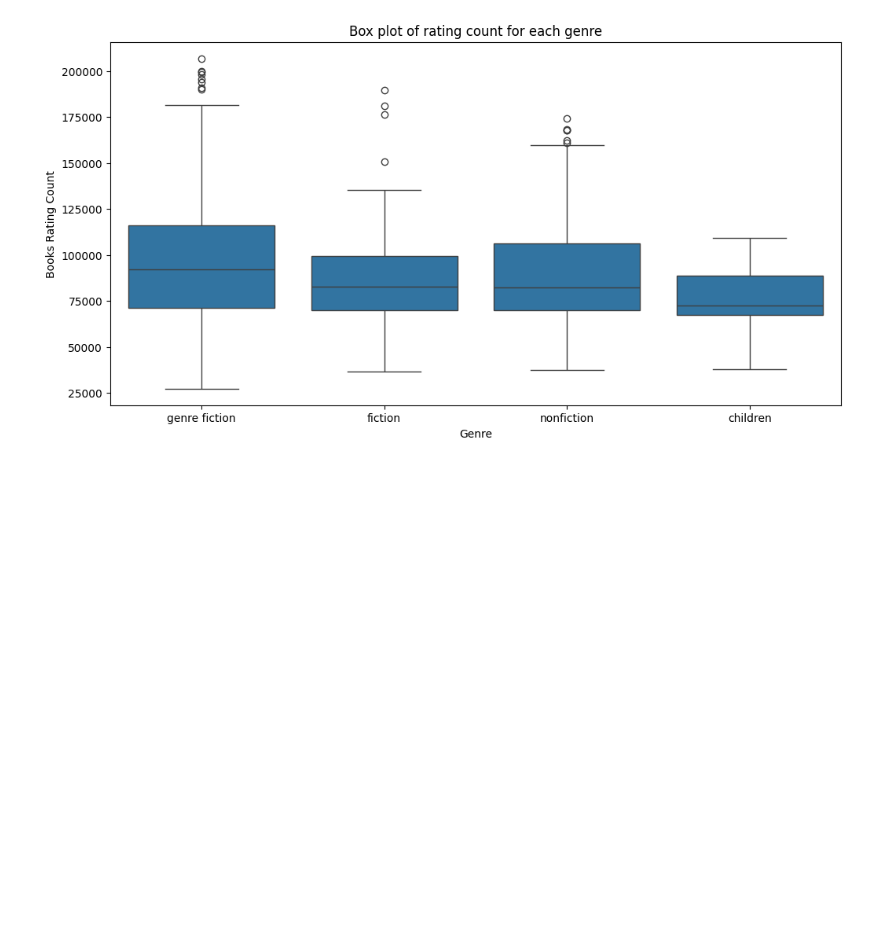
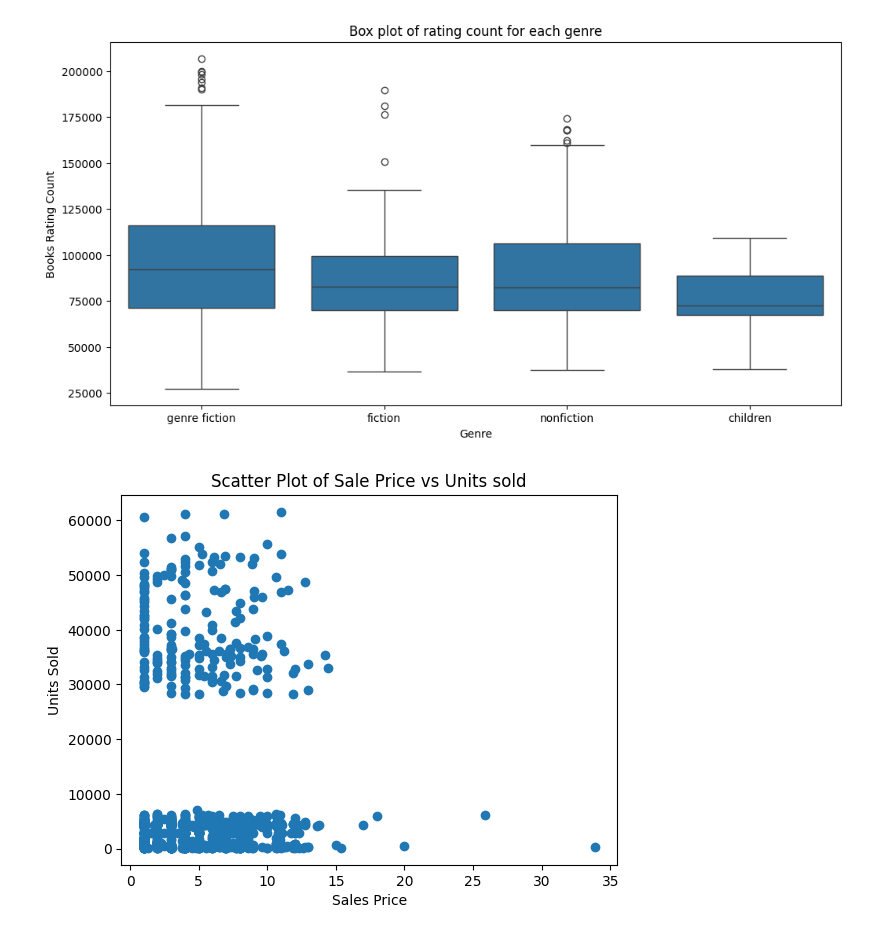
Before and after one commit to Ridima28/book-sales, a Jupyter notebook: EDA.ipynb, the cells around one changed output. Cells and saved outputs as stored; diff of their text form; code cells hidden in the pictures; blank space fills up the shorter version.

Commit message:
scatter plot was saved

```diff
--- a/EDA.ipynb
+++ b/EDA.ipynb
@@ -156,2 +157,10 @@ plt.savefig("Box_plot_of_rating.png")
 # %% [output]
 [figure]
+# %%
+plt.scatter(df["sale price"], df["units sold"])
+plt.xlabel("Sales Price")
+plt.ylabel("Units Sold")
+plt.title("Scatter Plot of Sale Price vs Units sold")
+plt.savefig("Scatter_plot.png")
+# %% [output]
+[figure, added]
```
Also changed, not shown: parts of 1 cell of this notebook, 1 other file.
